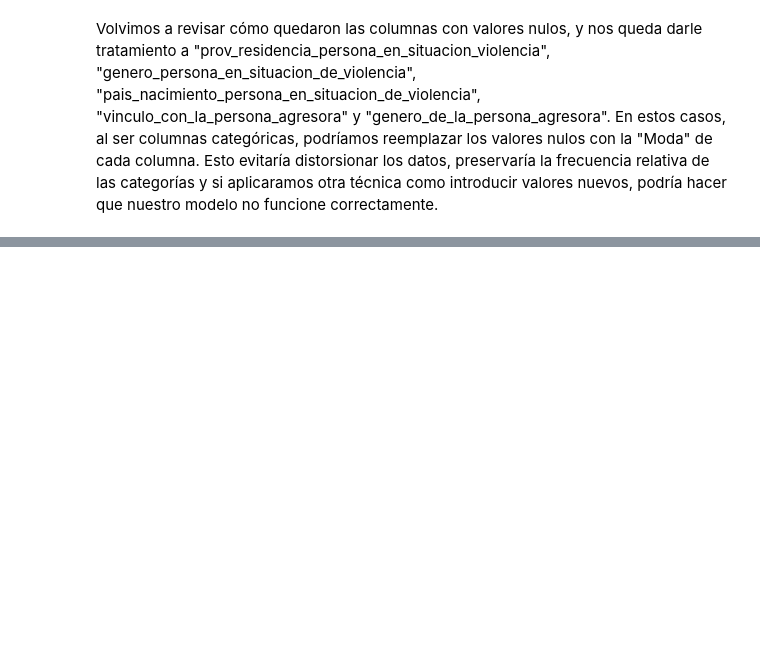
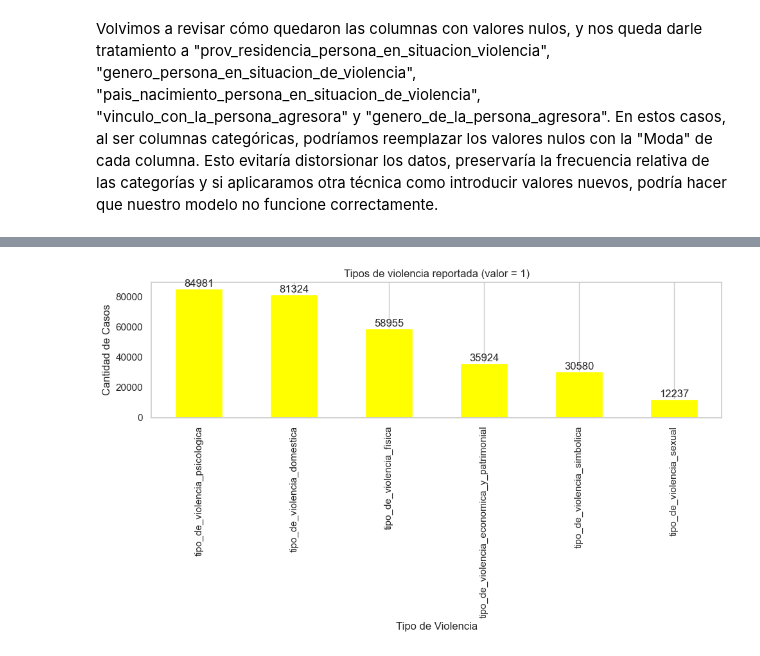
Before and after one commit to casescas/Ciencia_datos_2A1C, a Jupyter notebook: Cookiecutter_Proyecto_Final/notebooks/Proyecto_Final.ipynb, the cells around one changed output, grey strips where cells are left out. Saved outputs shown, nothing was run; the diff lists cells and outputs as text; code cells hidden in the pictures; blank space fills up the shorter version.

```diff
--- a/Cookiecutter_Proyecto_Final/notebooks/Proyecto_Final.ipynb
+++ b/Cookiecutter_Proyecto_Final/notebooks/Proyecto_Final.ipynb
@@ -178,0 +387,33 @@ Conclusión: Durante el proceso de limpieza y transformación de los datos, se p
+# %%
+#Distribución de casos según el tipo de violencia
+#Lista de columnas que representan tipos de violencia
+tipos_violencia = [
+    'tipo_de_violencia_fisica',
+    'tipo_de_violencia_psicologica',
+    'tipo_de_violencia_sexual',
+    'tipo_de_violencia_economica_y_patrimonial',
+    'tipo_de_violencia_simbolica',
+    'tipo_de_violencia_domestica']
+
+#Contamos la cantidad de casos positivos (valor 1)
+conteo = df_final[tipos_violencia].sum().sort_values(ascending=False)
+
+#Graficamos
+plt.figure(figsize=(10, 6))
+ax = conteo.plot(kind='bar', color='Yellow')
+plt.title("Tipos de violencia reportada (valor = 1)")
+plt.xlabel("Tipo de Violencia")
+plt.ylabel("Cantidad de Casos")
+plt.xticks(rotation=90)
+plt.grid(axis='y')
+plt.tight_layout()
+
+#Agregar con el ciclo la cantidad en cada barra
+for p in ax.patches:
+    ax.annotate(str(int(p.get_height())),
+                (p.get_x() + p.get_width() / 2, p.get_height()),
+                ha='center', va='bottom')
+
+plt.show()
+# %% [output]
+[figure, added]
```
Also changed, not shown: parts of 37 cells of this notebook.
